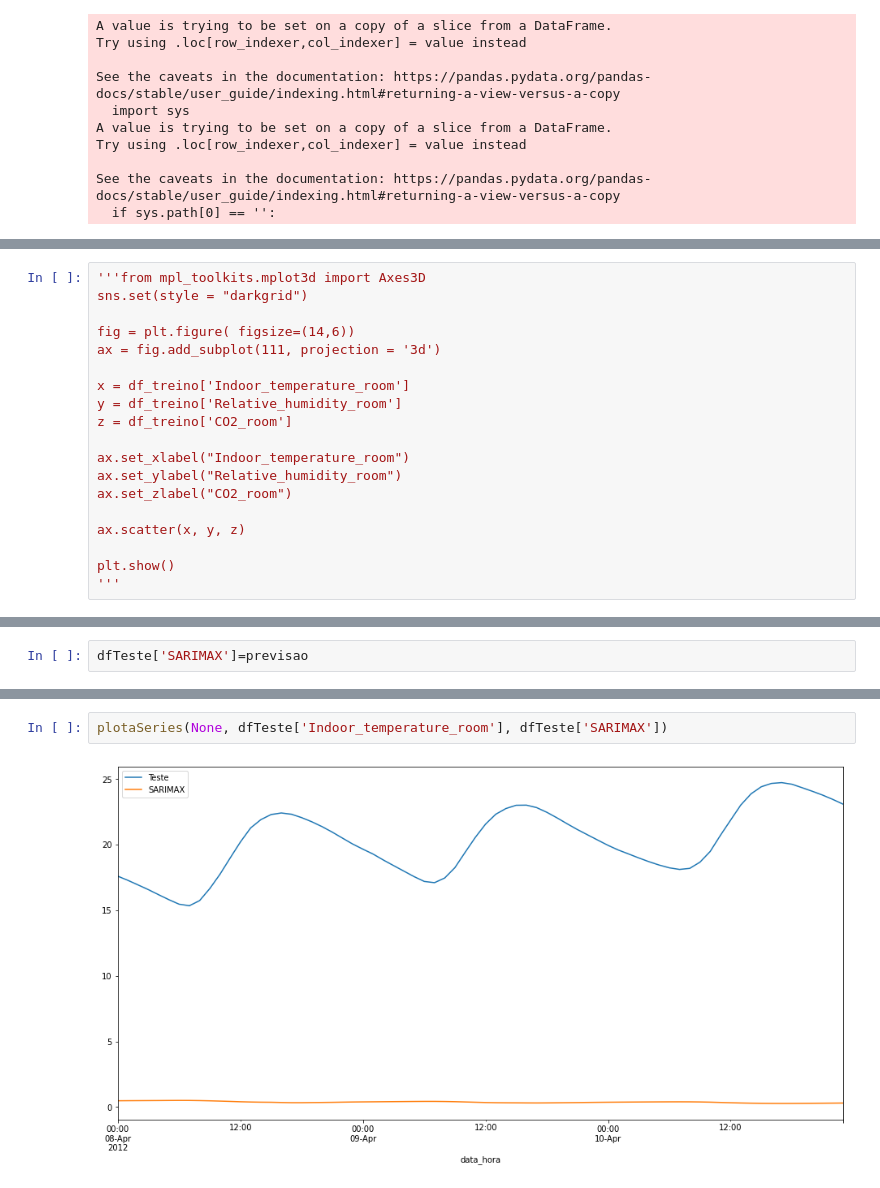
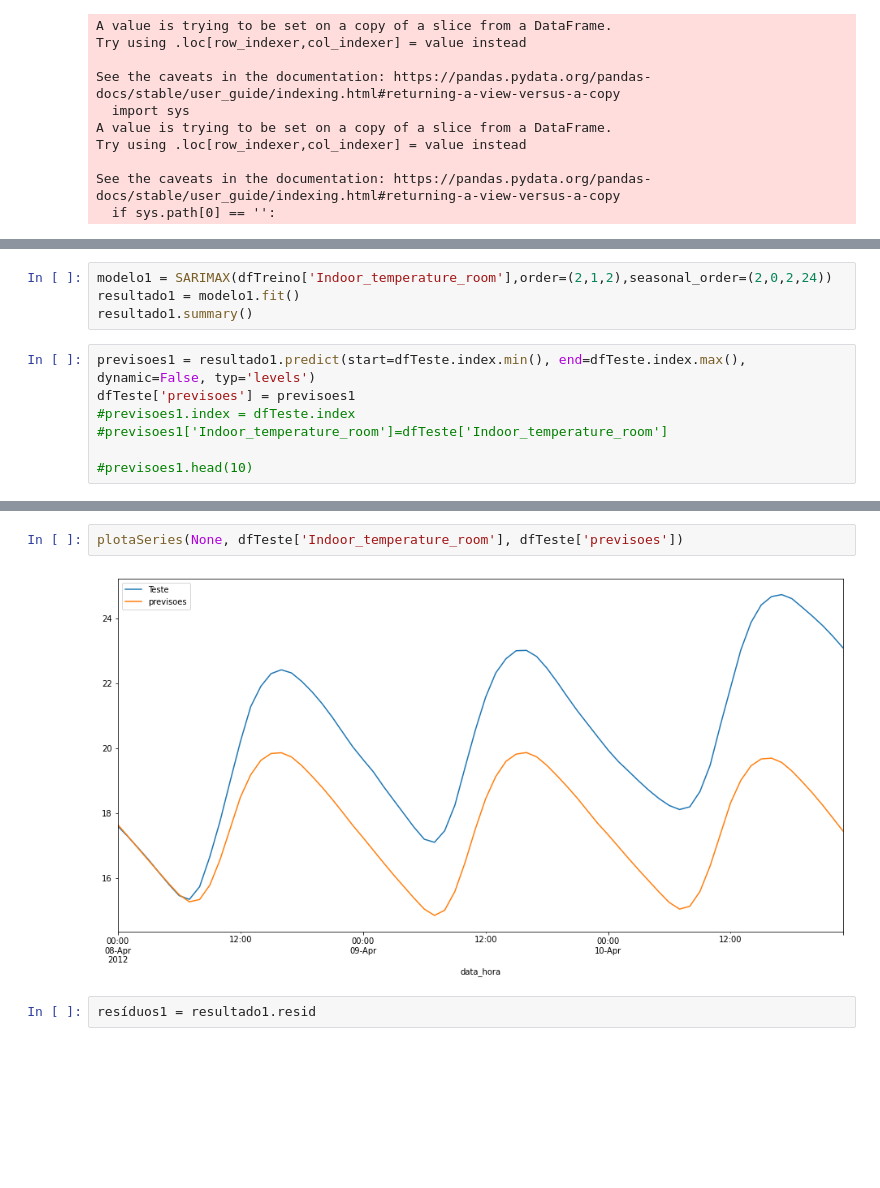
Before and after one commit to HedersonSantos/SmartHome, a Jupyter notebook: seriesTemporais_sarimax_2.ipynb, the cells around one changed output, grey strips where cells are left out. Cells and saved outputs as stored; diff of their text form; blank space fills up the shorter version.

```diff
--- a/seriesTemporais_sarimax_2.ipynb
+++ b/seriesTemporais_sarimax_2.ipynb
@@ -232,19 +201,0 @@ residuo = res.resid
-# %%
-'''from mpl_toolkits.mplot3d import Axes3D
-sns.set(style = "darkgrid")
-
-fig = plt.figure( figsize=(14,6))
-ax = fig.add_subplot(111, projection = '3d')
-
-x = df_treino['Indoor_temperature_room']
-y = df_treino['Relative_humidity_room']
-z = df_treino['CO2_room']
-
-ax.set_xlabel("Indoor_temperature_room")
-ax.set_ylabel("Relative_humidity_room")
-ax.set_zlabel("CO2_room")
-
-ax.scatter(x, y, z)
-
-plt.show()
-'''
@@ -327,2 +230,11 @@ previsao = resultado.predict(start=start, end=end, exog=exog_forecast).rename('S
-# %%
-dfTeste['SARIMAX']=previsao
+# %%
+modelo1 = SARIMAX(dfTreino['Indoor_temperature_room'],order=(2,1,2),seasonal_order=(2,0,2,24))
+resultado1 = modelo1.fit()
+resultado1.summary()
+# %%
+previsoes1 = resultado1.predict(start=dfTeste.index.min(), end=dfTeste.index.max(), dynamic=False, typ='levels')
+dfTeste['previsoes'] = previsoes1
+#previsoes1.index = dfTeste.index
+#previsoes1['Indoor_temperature_room']=dfTeste['Indoor_temperature_room']
+
+#previsoes1.head(10)
@@ -329,4 +256,6 @@ dfTeste['SARIMAX']=previsao
 # %%
-plotaSeries(None, dfTeste['Indoor_temperature_room'], dfTeste['SARIMAX'])
+plotaSeries(None, dfTeste['Indoor_temperature_room'], dfTeste['previsoes'])
 # %% [output]
-[figure, old version]
+[figure, new version]
+# %%
+resíduos1 = resultado1.resid
```
Also changed, not shown: parts of 14 cells of this notebook.
